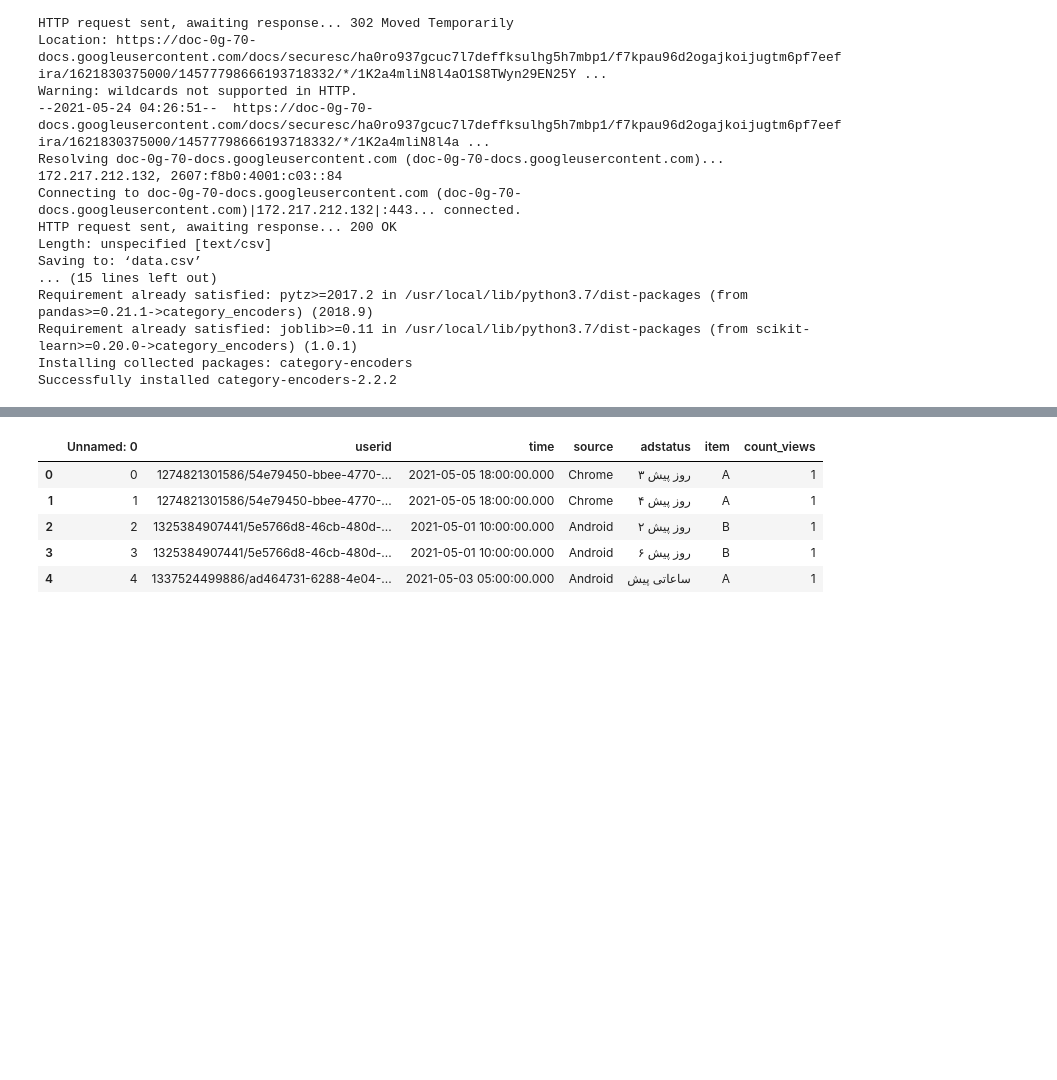
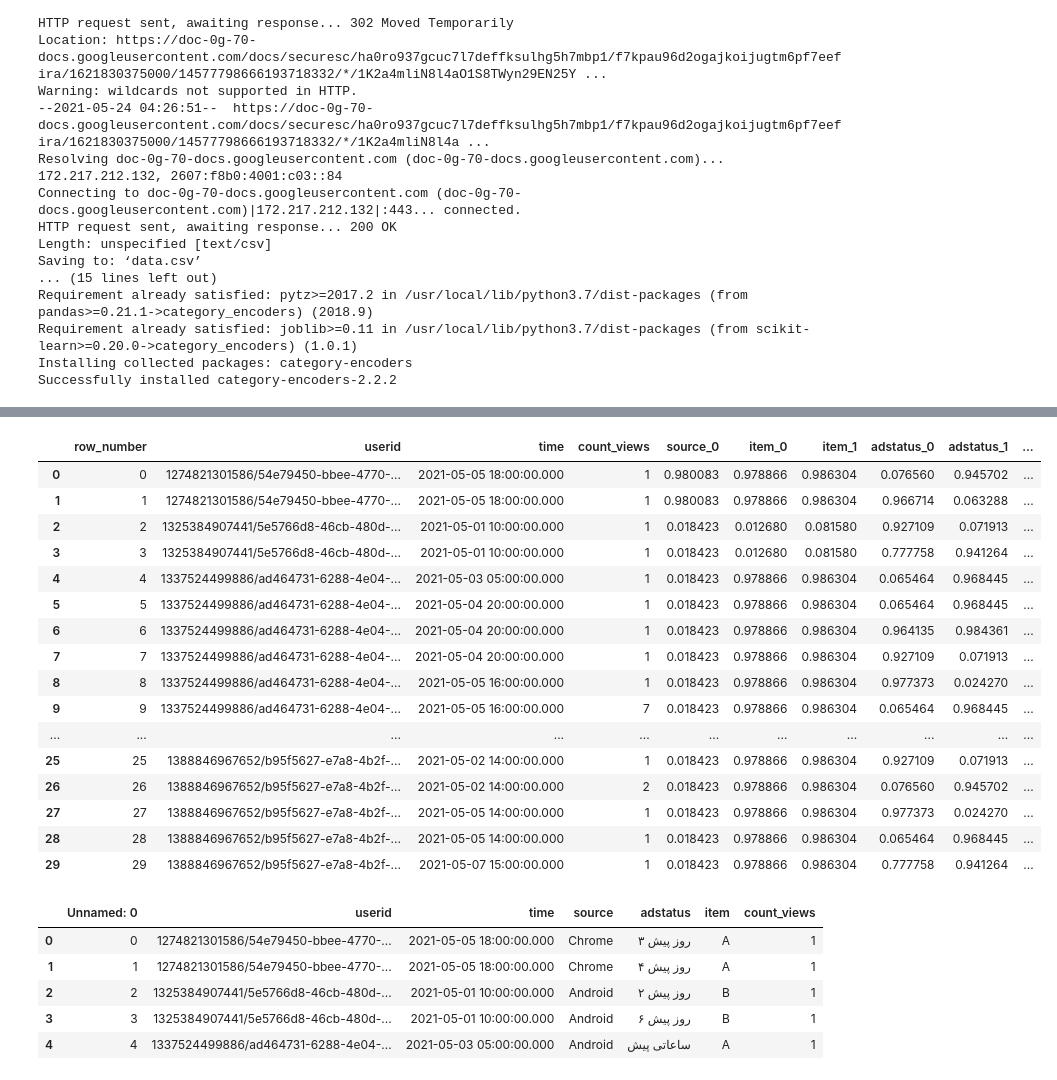
Before and after one commit to sasansharifipour/Spark_Class, a Jupyter notebook: train_sheypoor.ipynb, the cells around one changed output, grey strips where cells are left out. Saved outputs shown, nothing was run; the diff lists cells and outputs as text; code cells hidden in the pictures; blank space fills up the shorter version.

```diff
--- a/train_sheypoor.ipynb
+++ b/train_sheypoor.ipynb
@@ -122,3 +147,23 @@ Series([], dtype: int64)
+# %%
+m.head(30)
+# %% [output]
+|  | row_number | userid | time | count_views | source_0 | item_0 | item_1 | adstatus_0 | adstatus_1 | ... |
+| 0 | 0 | 1274821301586/54e79450-bbee-4770-... | 2021-05-05 18:00:00.000 | 1 | 0.980083 | 0.978866 | 0.986304 | 0.076560 | 0.945702 | ... |
+| 1 | 1 | 1274821301586/54e79450-bbee-4770-... | 2021-05-05 18:00:00.000 | 1 | 0.980083 | 0.978866 | 0.986304 | 0.966714 | 0.063288 | ... |
+| 2 | 2 | 1325384907441/5e5766d8-46cb-480d-... | 2021-05-01 10:00:00.000 | 1 | 0.018423 | 0.012680 | 0.081580 | 0.927109 | 0.071913 | ... |
+| 3 | 3 | 1325384907441/5e5766d8-46cb-480d-... | 2021-05-01 10:00:00.000 | 1 | 0.018423 | 0.012680 | 0.081580 | 0.777758 | 0.941264 | ... |
+| 4 | 4 | 1337524499886/ad464731-6288-4e04-... | 2021-05-03 05:00:00.000 | 1 | 0.018423 | 0.978866 | 0.986304 | 0.065464 | 0.968445 | ... |
+| 5 | 5 | 1337524499886/ad464731-6288-4e04-... | 2021-05-04 20:00:00.000 | 1 | 0.018423 | 0.978866 | 0.986304 | 0.065464 | 0.968445 | ... |
+| 6 | 6 | 1337524499886/ad464731-6288-4e04-... | 2021-05-04 20:00:00.000 | 1 | 0.018423 | 0.978866 | 0.986304 | 0.964135 | 0.984361 | ... |
+| 7 | 7 | 1337524499886/ad464731-6288-4e04-... | 2021-05-04 20:00:00.000 | 1 | 0.018423 | 0.978866 | 0.986304 | 0.927109 | 0.071913 | ... |
+| 8 | 8 | 1337524499886/ad464731-6288-4e04-... | 2021-05-05 16:00:00.000 | 1 | 0.018423 | 0.978866 | 0.986304 | 0.977373 | 0.024270 | ... |
+| 9 | 9 | 1337524499886/ad464731-6288-4e04-... | 2021-05-05 16:00:00.000 | 7 | 0.018423 | 0.978866 | 0.986304 | 0.065464 | 0.968445 | ... |
+| ... | ... | ... | ... | ... | ... | ... | ... | ... | ... | ... |
+| 25 | 25 | 1388846967652/b95f5627-e7a8-4b2f-... | 2021-05-02 14:00:00.000 | 1 | 0.018423 | 0.978866 | 0.986304 | 0.927109 | 0.071913 | ... |
+| 26 | 26 | 1388846967652/b95f5627-e7a8-4b2f-... | 2021-05-02 14:00:00.000 | 2 | 0.018423 | 0.978866 | 0.986304 | 0.076560 | 0.945702 | ... |
+| 27 | 27 | 1388846967652/b95f5627-e7a8-4b2f-... | 2021-05-05 14:00:00.000 | 1 | 0.018423 | 0.978866 | 0.986304 | 0.977373 | 0.024270 | ... |
+| 28 | 28 | 1388846967652/b95f5627-e7a8-4b2f-... | 2021-05-05 14:00:00.000 | 1 | 0.018423 | 0.978866 | 0.986304 | 0.065464 | 0.968445 | ... |
+| 29 | 29 | 1388846967652/b95f5627-e7a8-4b2f-... | 2021-05-07 15:00:00.000 | 1 | 0.018423 | 0.978866 | 0.986304 | 0.777758 | 0.941264 | ... |
 # %%
 df.head()
 # %% [output]
```
Also changed, not shown: parts of 5 cells of this notebook.
